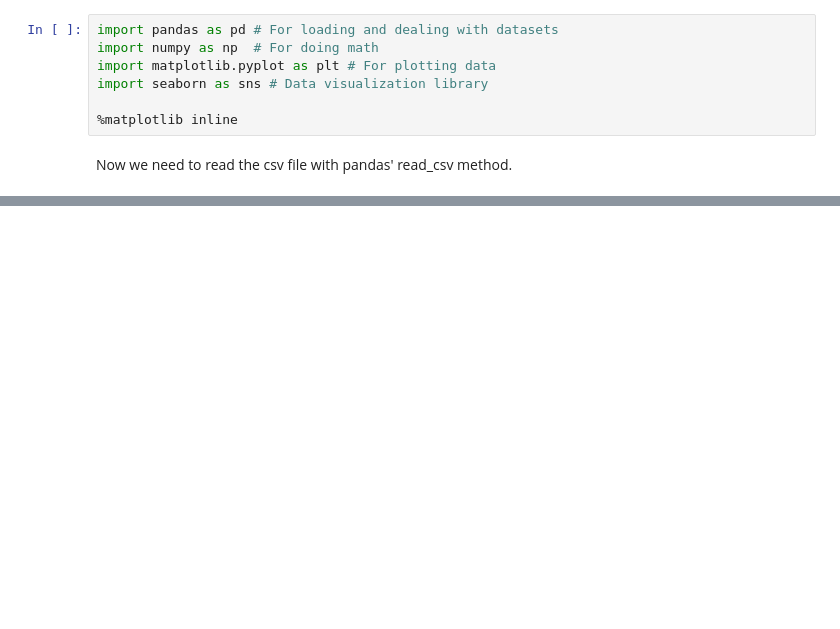
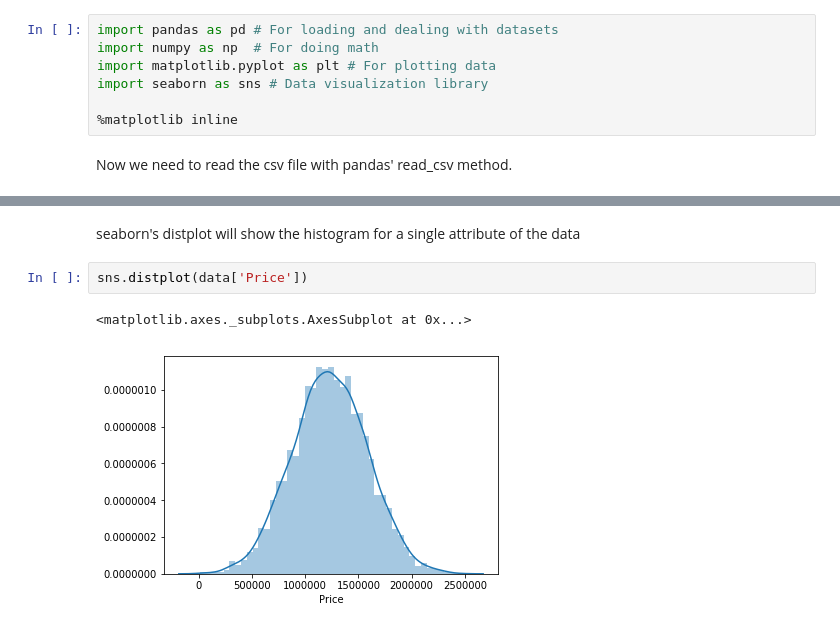
Before and after one commit to mattnappo/basic-ml, a Jupyter notebook: Notebooks/Housing/HouseValue.ipynb, the cells around one changed output, grey strips where cells are left out. Cells and saved outputs as stored; diff of their text form; blank space fills up the shorter version.

```diff
--- a/Notebooks/Housing/HouseValue.ipynb
+++ b/Notebooks/Housing/HouseValue.ipynb
@@ -23,0 +41,7 @@ Index(['Avg. Area Income', 'Avg. Area House Age', 'Avg. Area Number of Rooms',
+# %% [markdown]
+seaborn's distplot will show the histogram for a single attribute of the data
+# %%
+sns.distplot(data['Price'])
+# %% [output]
+<matplotlib.axes._subplots.AxesSubplot at 0x...>
+[figure, added]
```
Also changed, not shown: parts of 6 cells of this notebook, 3 other files.
